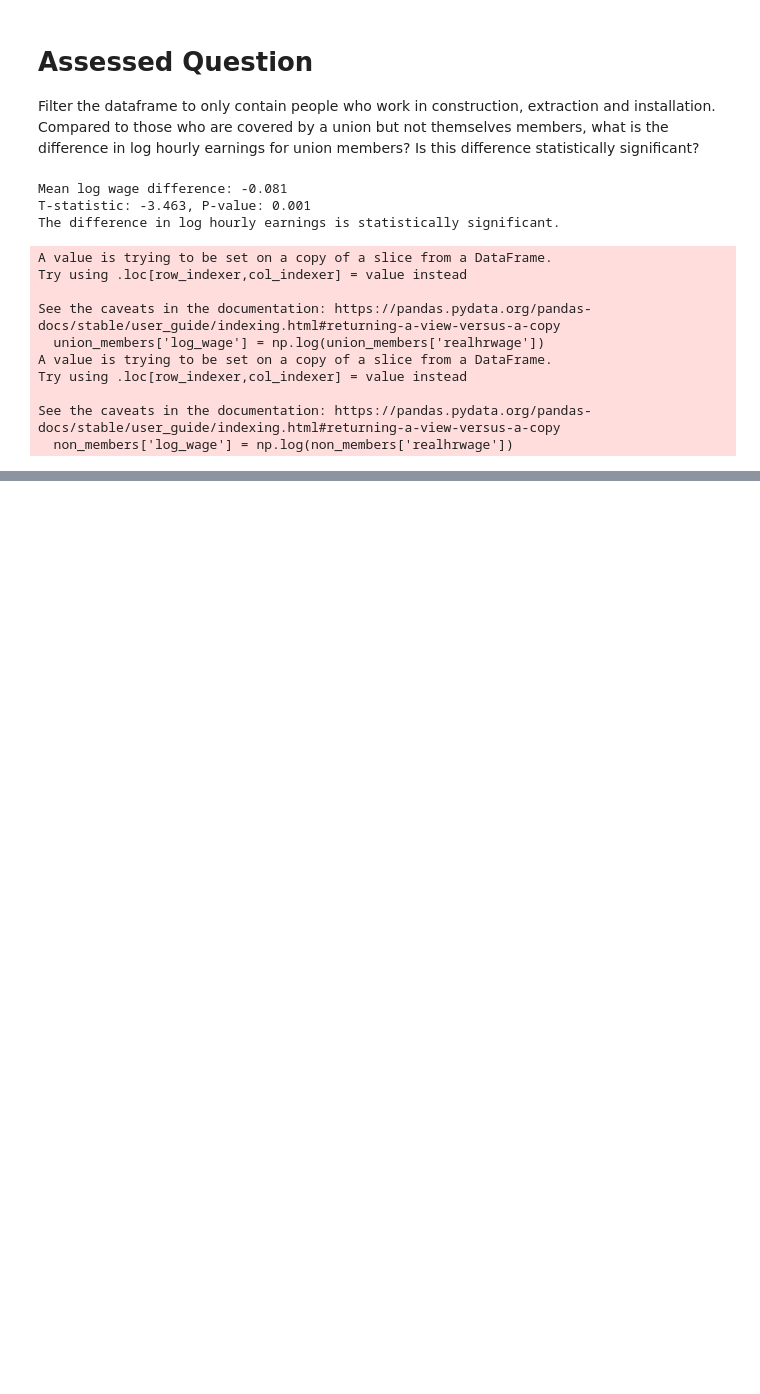
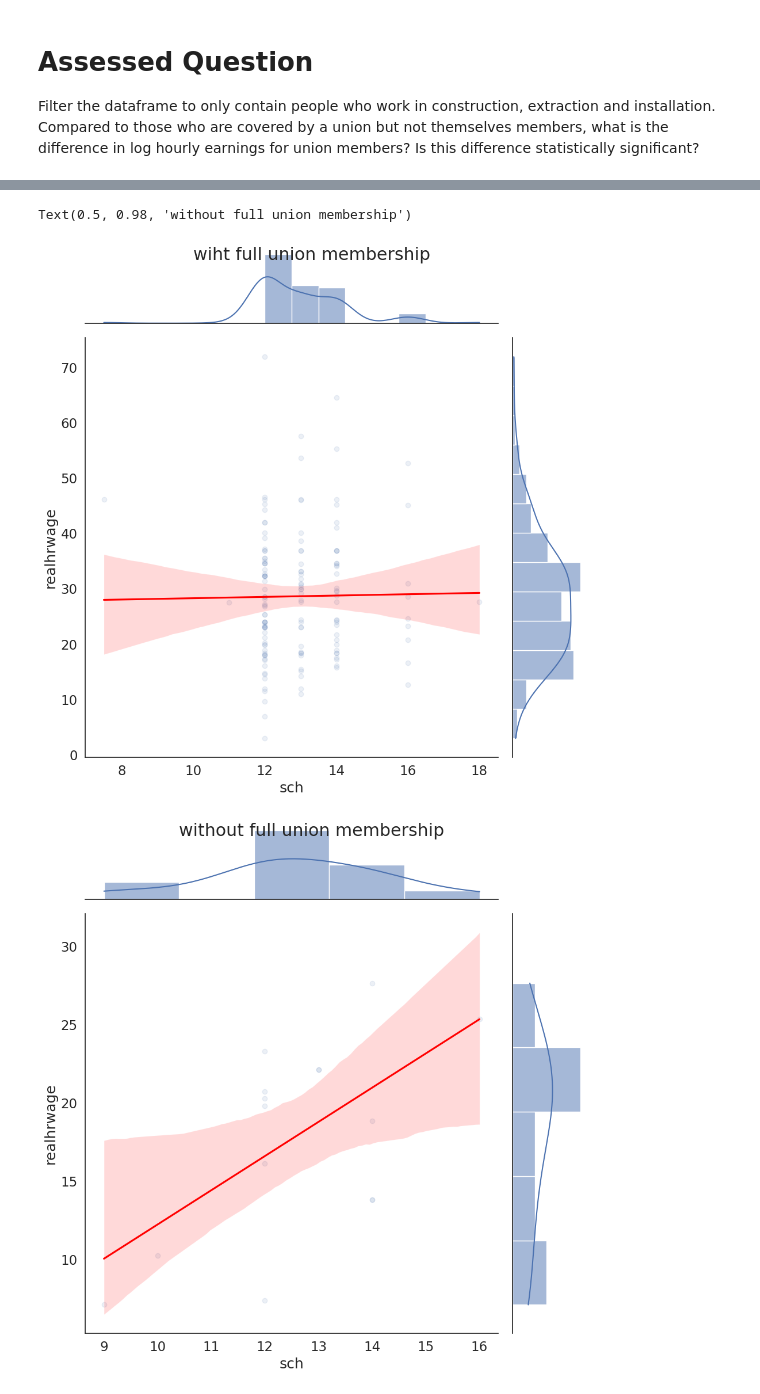
Before and after one commit to Btotheshlz/QM2, a Jupyter notebook: notebooks/W07. Linear Regression.ipynb, the cells around one changed output, grey strips where cells are left out. Drawn from its saved outputs; the diff is of its cells as text; code cells hidden in the pictures; blank space fills up the shorter version.

```diff
--- a/notebooks/W07. Linear Regression.ipynb
+++ b/notebooks/W07. Linear Regression.ipynb
@@ -572,48 +572,27 @@ For every additional year of schooling, log wages increase by 10.04%
 # Assessed Question
 
 Filter the dataframe to only contain people who work in construction, extraction and installation. Compared to those who are covered by a union but not themselves members, what is the difference in log hourly earnings for union members? Is this difference statistically significant?
-# %%
-import statsmodels.api as sm
-import pandas as pd
-import numpy as np
-import scipy.stats as stats
-
-# Filter for construction, extraction, and installation workers
-construction_workers = reg_df[reg_df['occupation'].isin(['Consruction, Extraction, Installation'])]
-
-# Filter for union members and non-members
-union_members = construction_workers[construction_workers['union'] == 1.0]
-non_members = construction_workers[construction_workers['union'] == 0.0]
-
-# Calculate the log of hourly wage for both groups
-union_members['log_wage'] = np.log(union_members['realhrwage'])
-non_members['log_wage'] = np.log(non_members['realhrwage'])
-
-# Calculate the mean log wage difference
-mean_diff = union_members['log_wage'].mean() - non_members['log_wage'].mean()
-
-# Perform a t-test to check if the difference is statistically significant
-t_stat, p_val = stats.ttest_ind(union_members['log_wage'], non_members['log_wage'])
-
-print(f"Mean log wage difference: {mean_diff:.3f}")
-print(f"T-statistic: {t_stat:.3f}, P-value: {p_val:.3f}")
-
-# Check if the difference is statistically significant
-if p_val < 0.05:
-    print("The difference in log hourly earnings is statistically significant.")
-else:
-    print("The difference in log hourly earnings is not statistically significant.")
-# %% [output]
-Mean log wage difference: -0.081
-T-statistic: -3.463, P-value: 0.001
-The difference in log hourly earnings is statistically significant.
-A value is trying to be set on a copy of a slice from a DataFrame.
-Try using .loc[row_indexer,col_indexer] = value instead
-
-See the caveats in the documentation: https://pandas.pydata.org/pandas-docs/stable/user_guide/indexing.html#returning-a-view-versus-a-copy
-  union_members['log_wage'] = np.log(union_members['realhrwage'])
-A value is trying to be set on a copy of a slice from a DataFrame.
-Try using .loc[row_indexer,col_indexer] = value instead
-
-See the caveats in the documentation: https://pandas.pydata.org/pandas-docs/stable/user_guide/indexing.html#returning-a-view-versus-a-copy
-  non_members['log_wage'] = np.log(non_members['realhrwage'])
+# %%
+reg_df["occupation"].value_counts()
+construction = reg_df[reg_df["occupation"] == "Consruction, Extraction, Installation"]
+
+construction
+
+construction_union = construction[construction["union"] == 2]
+construction_no_union = construction[construction["union"] == 3]
+
+construction_union_sample = ols('realhrwage ~  sch + age + C(sex) + union + C(race)', data=construction_union).fit()
+construction_no_union_sample = ols('realhrwage ~  sch + age + C(sex) + union + C(race)', data=construction_no_union).fit()
+
+table_occupation =summary_col(
+    [construction_union_sample,construction_no_union_sample],
+    stars=True,
+    float_format='%0.3f',
+    model_names=['construction union',"construction no union"],
+    info_dict = {"N":lambda x: "{0:d}".format(int(x.nobs))})
+
+print(table_occupation)
+combined_construction = pd.concat([construction_union, construction_no_union])
+sns.jointplot(data = construction_union, x='sch', y='realhrwage', kind="reg",  scatter_kws=dict(alpha=0.1), line_kws=dict(color='red'), height=10).fig.suptitle("wiht full union membership")
+sns.jointplot(data = construction_no_union, x='sch', y='realhrwage', kind="reg",  scatter_kws=dict(alpha=0.1), line_kws=dict(color='red'), height=10).fig.suptitle("without full union membership")
+# %% [output]
@@ -619,0 +616,3 @@ See the caveats in the documentation: https://pandas.pydata.org/pandas-docs/stab
+Text(0.5, 0.98, 'without full union membership')
+[figure, added]
+[figure, added]
```
Also changed, not shown: parts of 7 cells of this notebook.
